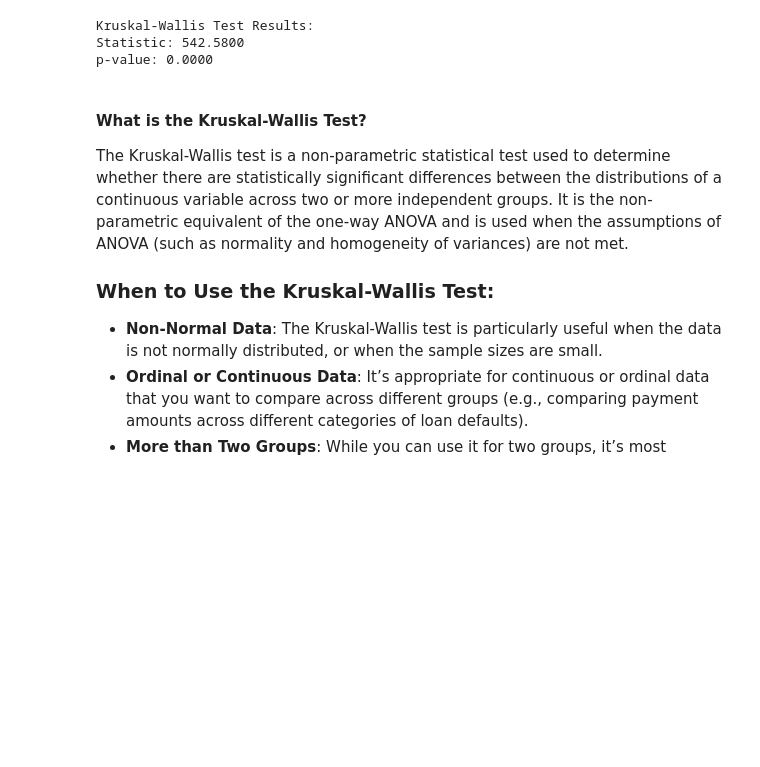
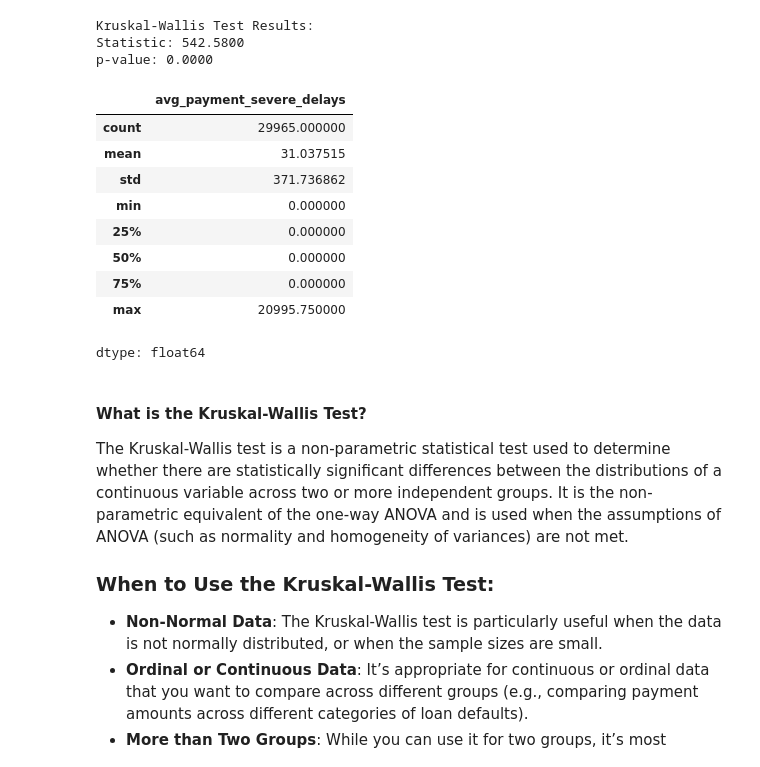
Before and after one commit to micah-shull/ML_Classification_Loan_Defaults, a Jupyter notebook: loan_defaults_008_eda_categorical_data_feature_engineering.ipynb, the cells around one changed output. Cells and saved outputs as stored; diff of their text form; code cells hidden in the pictures; blank space fills up the shorter version.

```diff
--- a/loan_defaults_008_eda_categorical_data_feature_engineering.ipynb
+++ b/loan_defaults_008_eda_categorical_data_feature_engineering.ipynb
@@ -692,6 +692,19 @@ print(f"p-value: {p_value:.4f}")
 Kruskal-Wallis Test Results:
 Statistic: 542.5800
 p-value: 0.0000
+# %%
+df['avg_payment_severe_delays'].describe()
+# %% [output]
+|  | avg_payment_severe_delays |
+| count | 29965.000000 |
+| mean | 31.037515 |
+| std | 371.736862 |
+| min | 0.000000 |
+| 25% | 0.000000 |
+| 50% | 0.000000 |
+| 75% | 0.000000 |
+| max | 20995.750000 |
+dtype: float64
 # %% [markdown]
 #### What is the Kruskal-Wallis Test?
 
```
Also changed, not shown: parts of 16 cells of this notebook.
